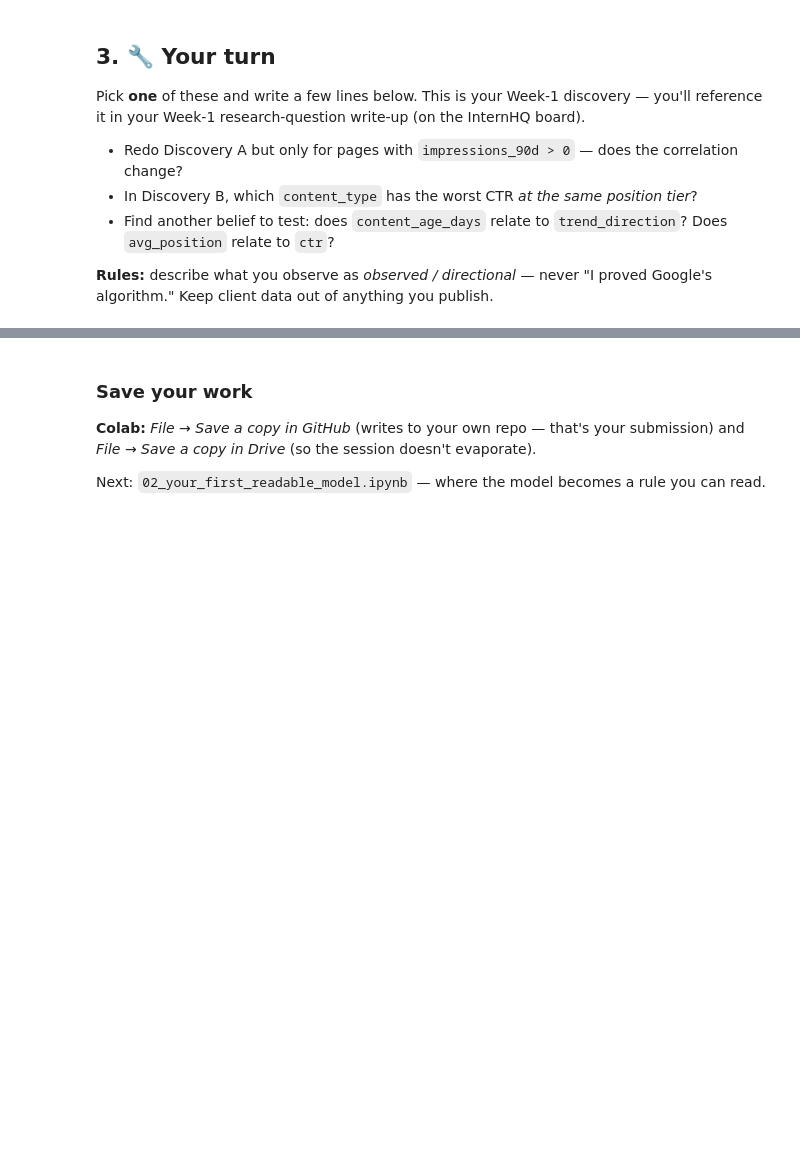
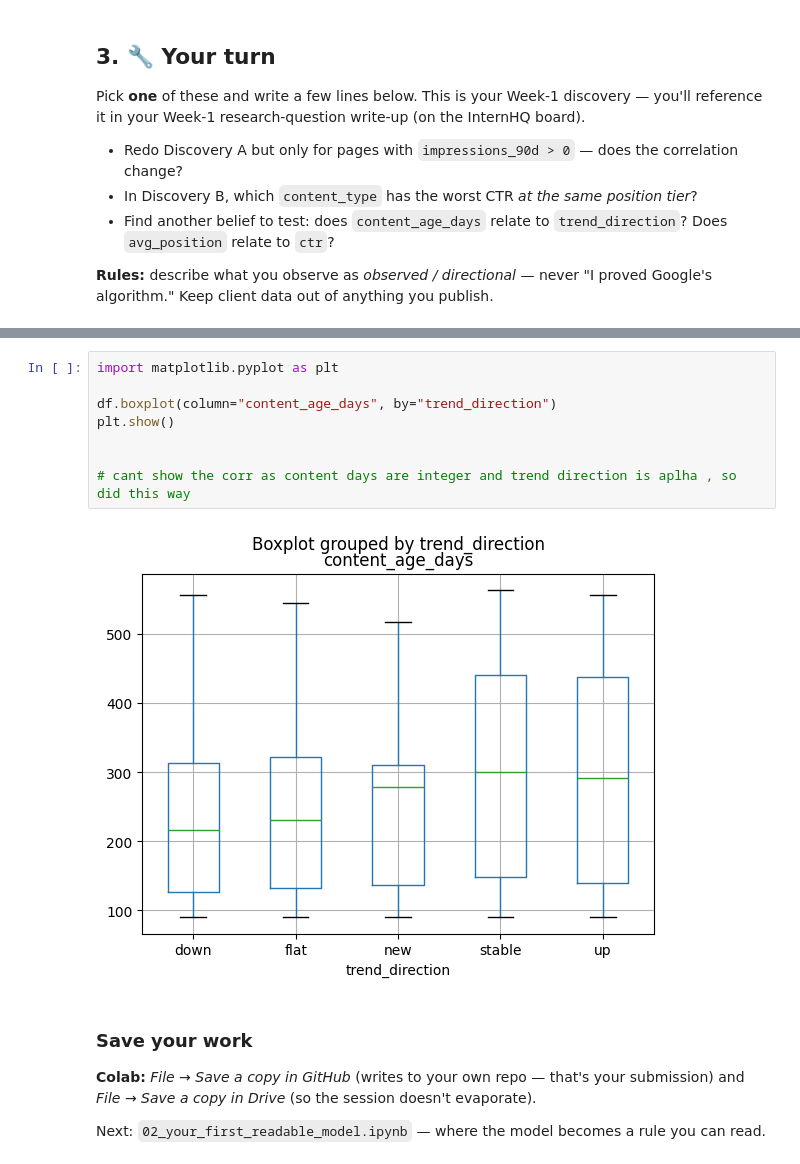
Before and after one commit to bytebymanas/fly-rank-ML, a Jupyter notebook: notebooks/01_first_look_and_discovery.ipynb, the cells around one changed output, grey strips where cells are left out. Drawn from its saved outputs; the diff is of its cells as text; blank space fills up the shorter version.

```diff
--- a/notebooks/01_first_look_and_discovery.ipynb
+++ b/notebooks/01_first_look_and_discovery.ipynb
@@ -108,3 +164,13 @@ print(f"Correlation between search_volume and impressions_90d: {corr:.3f}")
+# %%
+import matplotlib.pyplot as plt
+
+df.boxplot(column="content_age_days", by="trend_direction")
+plt.show()
+
+
+# cant show the corr as content days are integer and trend direction is aplha , so did this way
+# %% [output]
+[figure, added]
 # %% [markdown]
 ### Save your work
 **Colab:** *File → Save a copy in GitHub* (writes to your own repo — that's your submission) and *File → Save a copy in Drive* (so the session doesn't evaporate).
```
Also changed, not shown: parts of 8 cells of this notebook.
